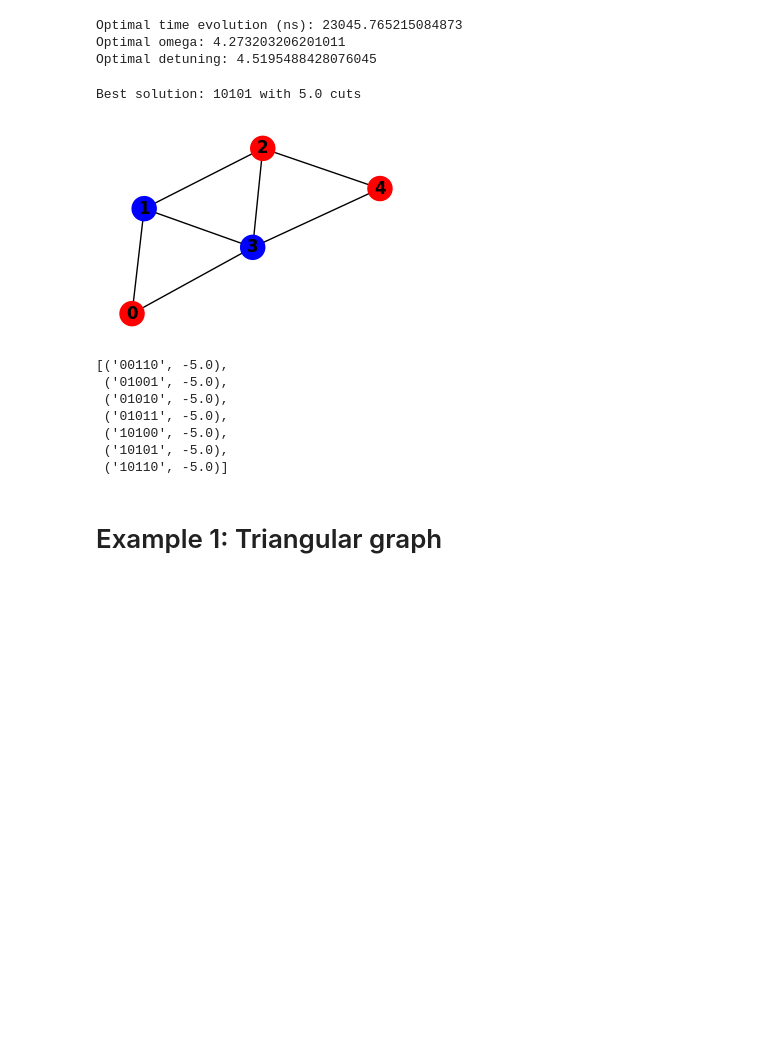
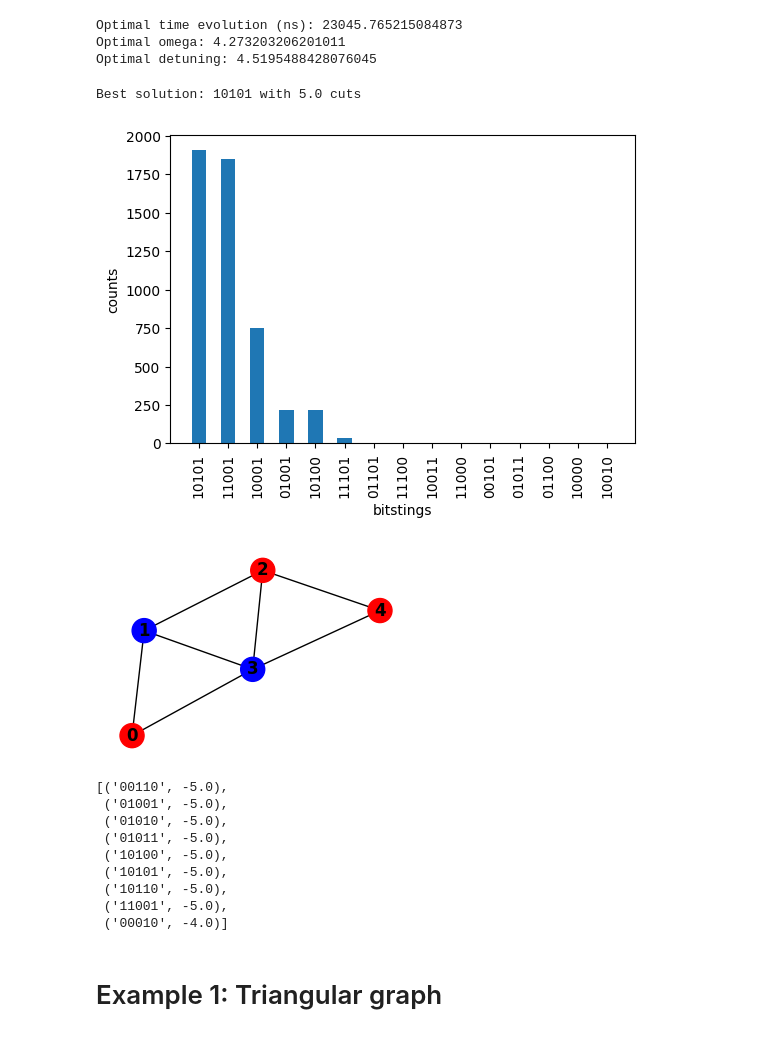
Before and after one commit to victor-onofre/pasqal_project, a Jupyter notebook: vqaa_tests.ipynb, the cells around one changed output. Drawn from its saved outputs; the diff is of its cells as text; code cells hidden in the pictures; blank space fills up the shorter version.

```diff
--- a/vqaa_tests.ipynb
+++ b/vqaa_tests.ipynb
@@ -57,13 +61,15 @@ Optimal detuning: 4.5195488428076045
 # %%
 plot_solution_vqaa(Graph_Example_encoding ,
               Q_example_encoding,
               opt_parameters,
-              reg_example)
+              reg_example,
+              plot_histogram = True)
 # %% [output]
 Best solution: 10101 with 5.0 cuts
-[figure, old version]
+[figure, new version]
+[figure, added]
 # %%
-brute_force(Q_example_encoding)[:7]
+brute_force(Q_example_encoding)[:9]
 # %% [output]
 [('00110', -5.0),
  ('01001', -5.0),
@@ -71,7 +77,9 @@ brute_force(Q_example_encoding)[:7]
  ('01011', -5.0),
  ('10100', -5.0),
  ('10101', -5.0),
- ('10110', -5.0)]
+ ('10110', -5.0),
+ ('11001', -5.0),
+ ('00010', -4.0)]
 # %% [markdown]
 # Example 1: Triangular graph
 # %%
```
Also changed, not shown: parts of 2 cells of this notebook, 5 other files.
